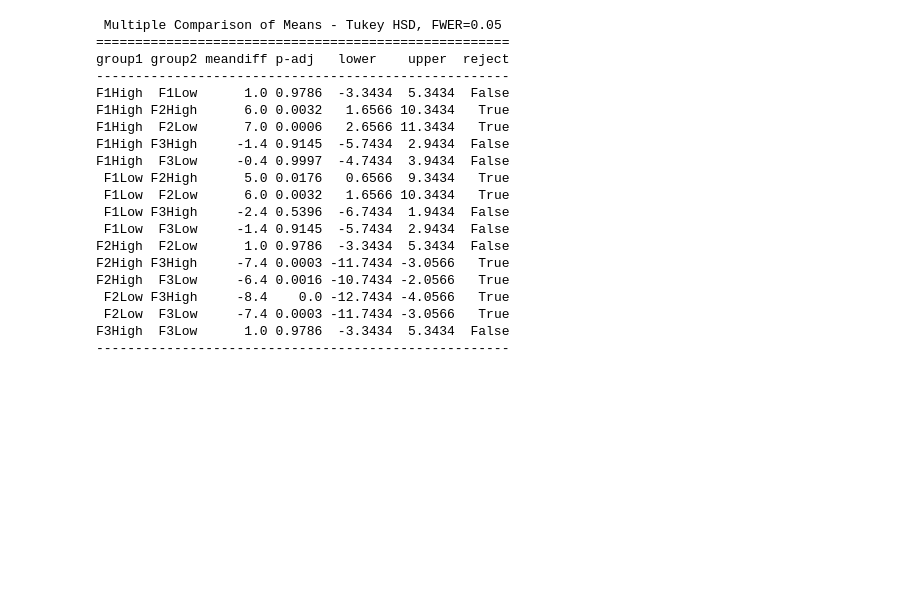
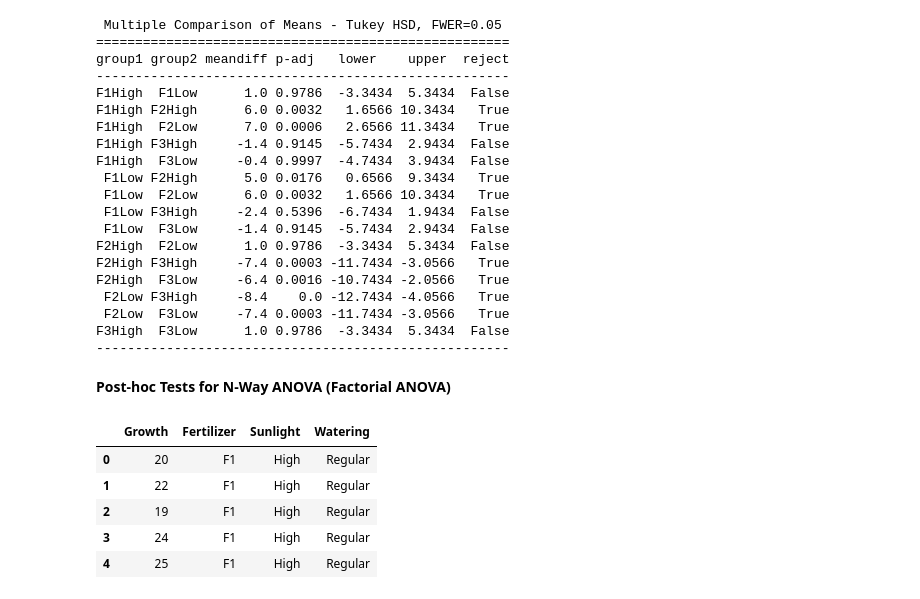
Before and after one commit to Saifullah785/statistics-for-data-science-journey, a Jupyter notebook: Lecture_04_ANOVA/Lecture_04_ANOVA.ipynb, the cells around one changed output. Drawn from its saved outputs; the diff is of its cells as text; code cells hidden in the pictures; blank space fills up the shorter version.

Commit message:
Created using Colab while practicing the code in the Lecture_04_ANOVA

```diff
--- a/Lecture_04_ANOVA/Lecture_04_ANOVA.ipynb
+++ b/Lecture_04_ANOVA/Lecture_04_ANOVA.ipynb
@@ -295,3 +295,5 @@ F2High  F3Low     -6.4 0.0016 -10.7434 -2.0566   True
  F2Low  F3Low     -7.4 0.0003 -11.7434 -3.0566   True
 F3High  F3Low      1.0 0.9786  -3.3434  5.3434  False
 -----------------------------------------------------
+# %% [markdown]
+**Post-hoc Tests for N-Way ANOVA (Factorial ANOVA)**
@@ -297,0 +303,34 @@ F3High  F3Low      1.0 0.9786  -3.3434  5.3434  False
+# %%
+data = pd.DataFrame({
+    "Growth": [20, 22, 19, 24, 25, 28, 30, 27, 26, 29, 18, 20, 22, 19, 24,
+               21, 23, 20, 25, 26, 29, 31, 28, 27, 30, 19, 21, 23, 20, 25,
+               20, 22, 21, 23, 24, 26, 28, 25, 27, 29, 17, 19, 21, 18, 20],
+    "Fertilizer": ["F1", "F1", "F1", "F1", "F1", "F2", "F2", "F2", "F2", "F2",
+                   "F3", "F3", "F3", "F3", "F3", "F1", "F1", "F1", "F1", "F1",
+                   "F2", "F2", "F2", "F2", "F2", "F3", "F3", "F3", "F3", "F3",
+                   "F1", "F1", "F1", "F1", "F1", "F2", "F2", "F2", "F2", "F2",
+                   "F3", "F3", "F3", "F3", "F3"],
+    "Sunlight": ["High", "High", "High", "High", "High", "High", "High", "High", "High", "High",
+                 "High", "High", "High", "High", "High", "Low", "Low", "Low", "Low", "Low",
+                 "Low", "Low", "Low", "Low", "Low", "Low", "Low", "Low", "Low", "Low",
+                 "High", "High", "High", "High", "High", "High", "High", "High", "High", "High",
+                 "High", "High", "High", "High", "High"],
+    "Watering": ["Regular", "Regular", "Regular", "Regular", "Regular",
+                 "Regular", "Regular", "Regular", "Regular", "Regular",
+                 "Regular", "Regular", "Regular", "Regular", "Regular",
+                 "Sparse", "Sparse", "Sparse", "Sparse", "Sparse",
+                 "Sparse", "Sparse", "Sparse", "Sparse", "Sparse",
+                 "Sparse", "Sparse", "Sparse", "Sparse", "Sparse",
+                 "Regular", "Regular", "Regular", "Regular", "Regular",
+                 "Regular", "Regular", "Regular", "Regular", "Regular",
+                 "Regular", "Regular", "Regular", "Regular", "Regular"]
+})
+# %%
+data.head()
+# %% [output]
+|  | Growth | Fertilizer | Sunlight | Watering |
+| 0 | 20 | F1 | High | Regular |
+| 1 | 22 | F1 | High | Regular |
+| 2 | 19 | F1 | High | Regular |
+| 3 | 24 | F1 | High | Regular |
+| 4 | 25 | F1 | High | Regular |
```
Also changed, not shown: parts of 2 cells of this notebook.
